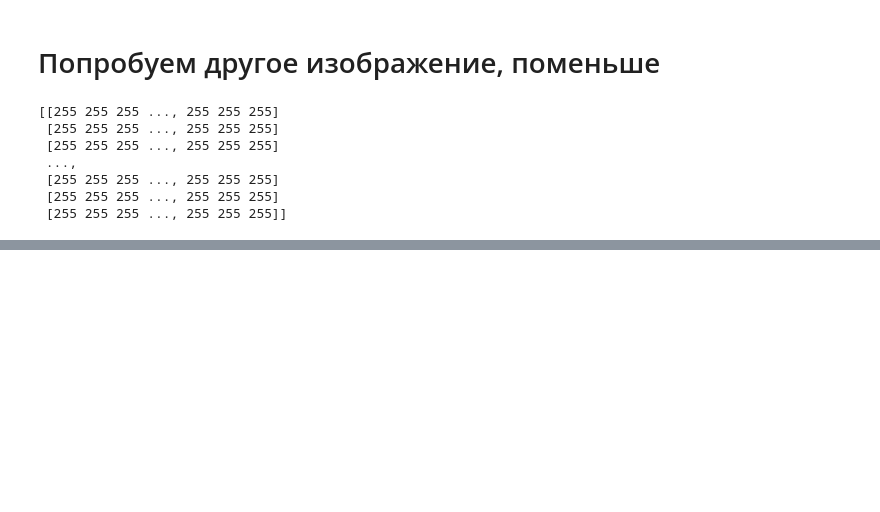
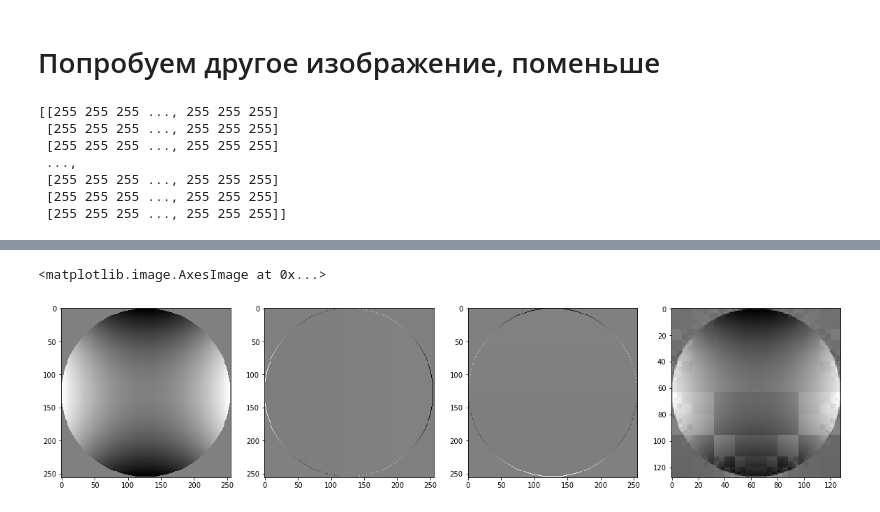
Before and after one commit to Satbek/-ourse-work-sem7, a Jupyter notebook: src/Программа.ipynb, the cells around one changed output, grey strips where cells are left out. Saved outputs shown, nothing was run; the diff lists cells and outputs as text; code cells hidden in the pictures; blank space fills up the shorter version.

```diff
--- a/src/Программа.ipynb
+++ b/src/Программа.ipynb
@@ -268,0 +302,11 @@ LL
+# %%
+LL = syntesis(LL,LH, HL, HH, M)
+# %%
+f, axarr = plt.subplots(1,4,figsize=(20,20))
+axarr[0].imshow(z, cmap="gray")
+axarr[1].imshow(X, cmap = 'gray')
+axarr[2].imshow(Y, cmap = 'gray')
+axarr[3].imshow(LL[7], cmap="gray")
+# %% [output]
+<matplotlib.image.AxesImage at 0x...>
+[figure, added]
```
Also changed, not shown: parts of 9 cells of this notebook.
